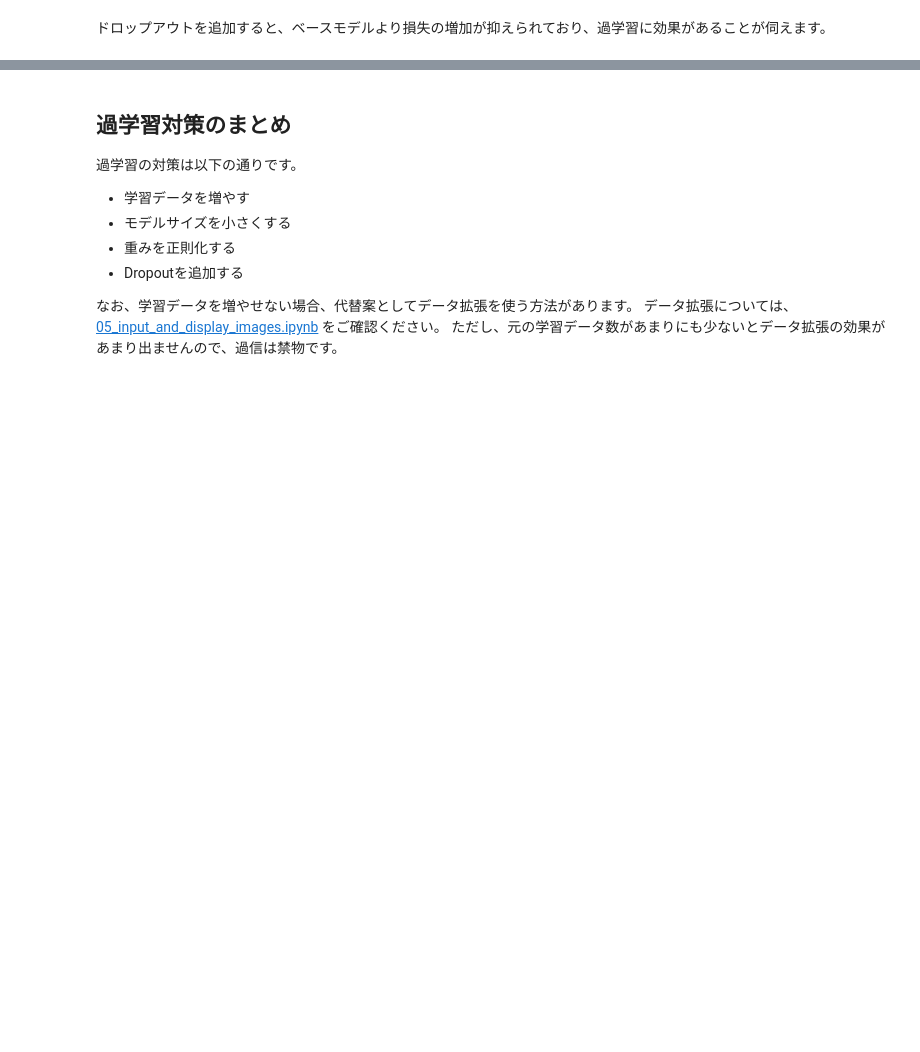
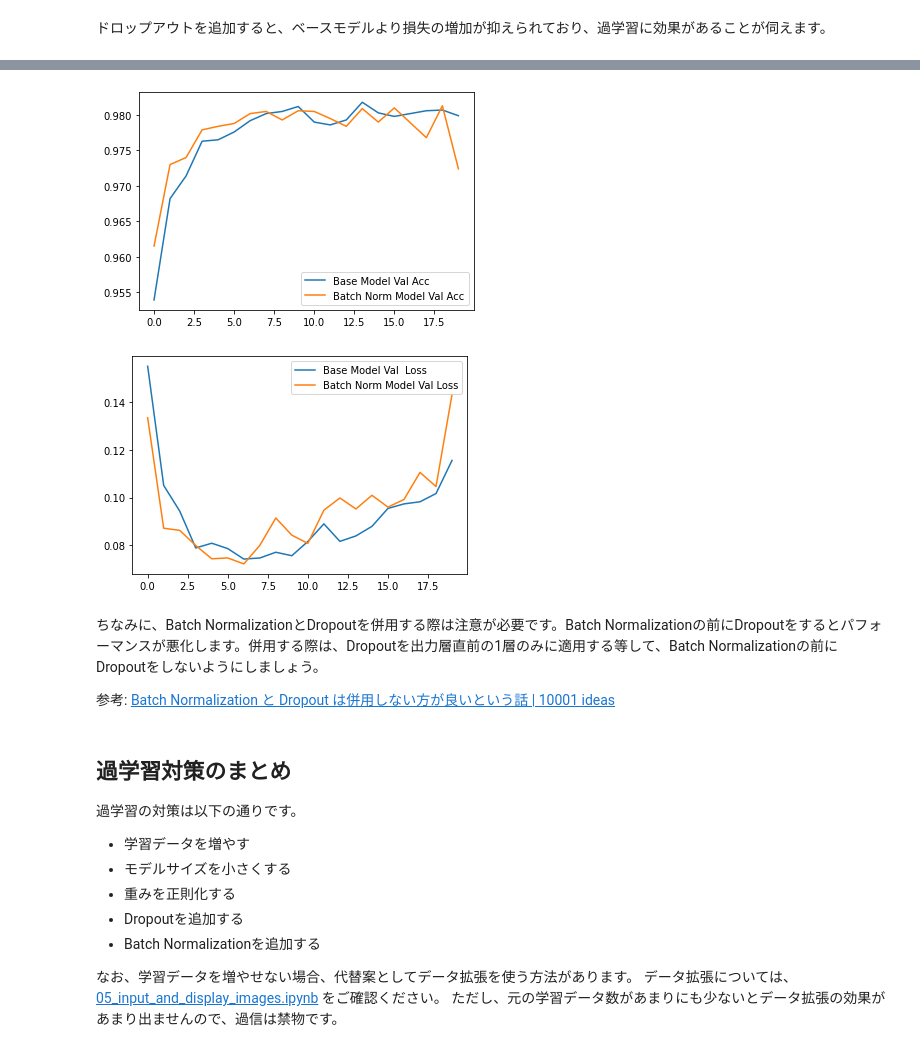
Before and after one commit to nagaoka-ai-innovationhub/basics-of-image-recognition-with-cnn, a Jupyter notebook: 10_how_to_avoid_overfitting.ipynb, the cells around one changed output, grey strips where cells are left out. Saved outputs shown, nothing was run; the diff lists cells and outputs as text; code cells hidden in the pictures; blank space fills up the shorter version.

Commit message:
add batchnorm and re-run

```diff
--- a/10_how_to_avoid_overfitting.ipynb
+++ b/10_how_to_avoid_overfitting.ipynb
@@ -626,0 +656,6 @@ plt.show()
+# %%
+# モデルにBatch Normalizationを追加
+batchnorm_model = models.Sequential()
+batchnorm_model.add(layers.Dense(512, activation='relu', input_shape=(28 * 28,)))
+batchnorm_model.add(layers.BatchNormalization())
+batchnorm_model.add(layers.Dense(10, activation='softmax'))
@@ -626,0 +672,10 @@ plt.show()
+# %%
+# モデルのコンパイル
+batchnorm_model.compile(
+    loss = 'categorical_crossentropy',
+    optimizer = 'rmsprop',
+    metrics = ['accuracy']
+)
+
+# モデルの学習
+batchnorm_history = batchnorm_model.fit(x_train, y_train, epochs = 20, batch_size = 128, validation_data=(x_val, y_val))
@@ -626,0 +700,28 @@ plt.show()
+# %%
+# ベースモデルとBatch Normalization追加モデルの検証データでの学習推移を比較
+import matplotlib.pyplot as plt
+%matplotlib inline
+
+base_val_acc = base_history.history['val_accuracy']  # 検証データの正答率
+base_val_loss = base_history.history['val_loss']  # 検証データの損失
+batchnorm_val_acc = batchnorm_history.history['val_accuracy']  # 検証データの正答率
+batchnorm_val_loss = batchnorm_history.history['val_loss']  # 検証データの損失
+
+epochs = range(len(acc))
+
+plt.plot(epochs, base_val_acc, label='Base Model Val Acc')
+plt.plot(epochs, batchnorm_val_acc, label='Batch Norm Model Val Acc')
+plt.legend()
+plt.show()
+
+plt.plot(epochs, base_val_loss, label='Base Model Val  Loss')
+plt.plot(epochs, batchnorm_val_loss, label='Batch Norm Model Val Loss')
+plt.legend()
+plt.show()
+# %% [output]
+[figure, added]
+[figure, added]
+# %% [markdown]
+ちなみに、Batch NormalizationとDropoutを併用する際は注意が必要です。Batch Normalizationの前にDropoutをするとパフォーマンスが悪化します。併用する際は、Dropoutを出力層直前の1層のみに適用する等して、Batch Normalizationの前にDropoutをしないようにしましょう。
+
+参考: [Batch Normalization と Dropout は併用しない方が良いという話 | 10001 ideas](https://10001ideas.com/2018/10/10/batch-normalization-%E3%81%A8-dropout-%E3%81%AF%E4%BD%B5%E7%94%A8%E3%81%97%E3%81%AA%E3%81%84%E6%96%B9%E3%81%8C%E8%89%AF%E3%81%84%E3%81%A8%E3%81%84%E3%81%86%E8%A9%B1/)
@@ -633,6 +742,7 @@ plt.show()
 - モデルサイズを小さくする
 - 重みを正則化する
 - Dropoutを追加する
+- Batch Normalizationを追加する
 
 なお、学習データを増やせない場合、代替案としてデータ拡張を使う方法があります。
 データ拡張については、[05_input_and_display_images.ipynb](./05_input_and_display_images.ipynb) をご確認ください。
```
Also changed, not shown: parts of 25 cells of this notebook.
